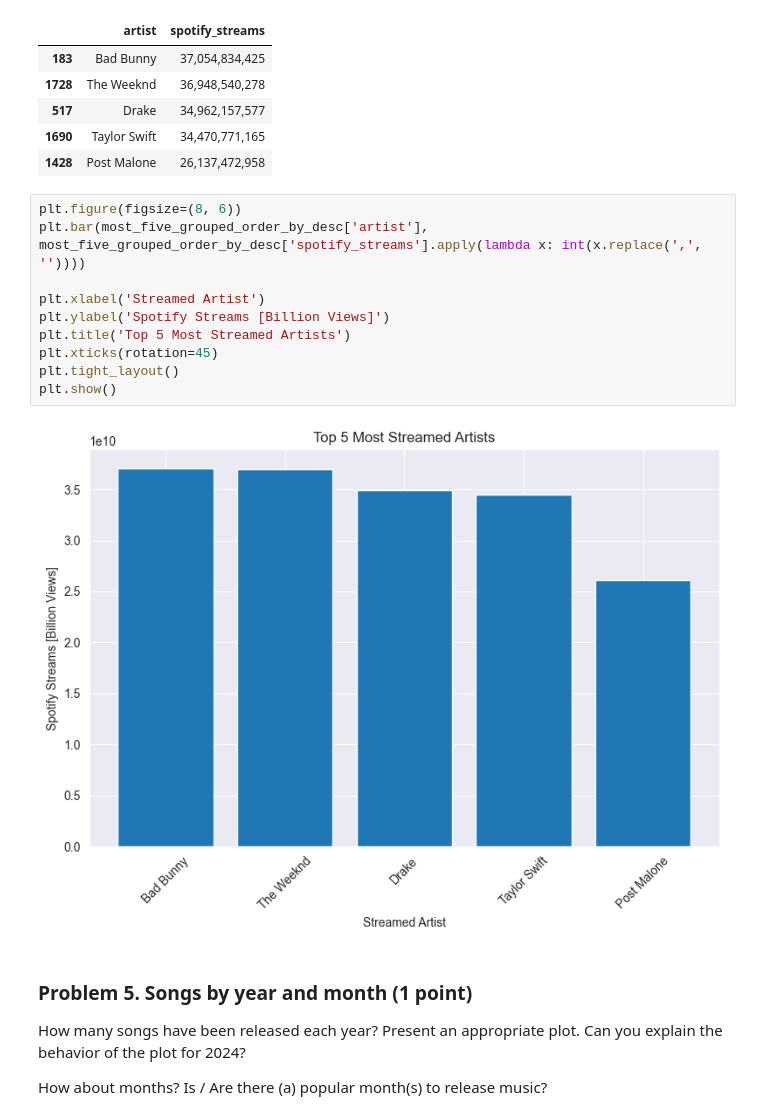
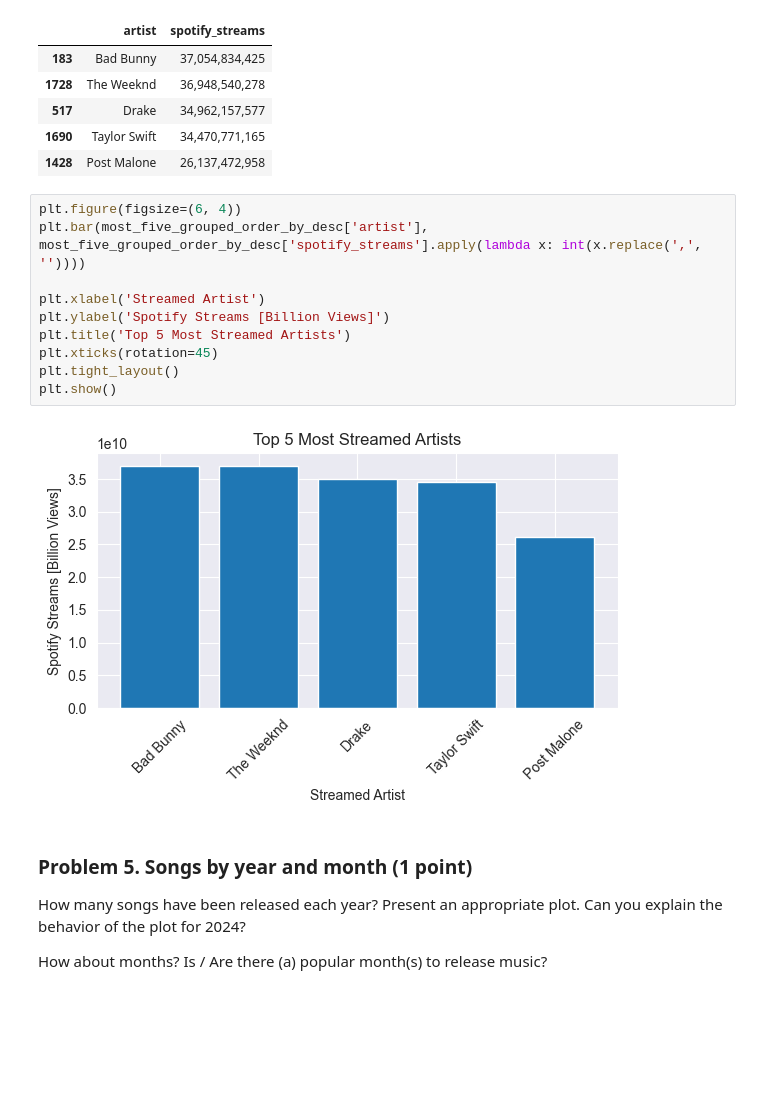
Before and after one commit to plamensve/Data_Science_Upskill_Softuni, a Jupyter notebook: 05_data_visualization_exploratory_data_analysis/Data Visualization and EDA Lab.ipynb, the cells around one changed output. Drawn from its saved outputs; the diff is of its cells as text; blank space fills up the shorter version.

```diff
--- a/05_data_visualization_exploratory_data_analysis/Data Visualization and EDA Lab.ipynb
+++ b/05_data_visualization_exploratory_data_analysis/Data Visualization and EDA Lab.ipynb
@@ -284,17 +284,17 @@ most_five_grouped_order_by_desc
 | 1690 | Taylor Swift | 34,470,771,165 |
 | 1428 | Post Malone | 26,137,472,958 |
 # %%
-plt.figure(figsize=(8, 6))
+plt.figure(figsize=(6, 4))
 plt.bar(most_five_grouped_order_by_desc['artist'], most_five_grouped_order_by_desc['spotify_streams'].apply(lambda x: int(x.replace(',', ''))))
 
 plt.xlabel('Streamed Artist')
 plt.ylabel('Spotify Streams [Billion Views]')
 plt.title('Top 5 Most Streamed Artists')
 plt.xticks(rotation=45)
 plt.tight_layout()
 plt.show()
 # %% [output]
-[figure, old version]
+[figure, new version]
 # %% [markdown]
 ### Problem 5. Songs by year and month (1 point)
 How many songs have been released each year? Present an appropriate plot. Can you explain the behavior of the plot for 2024?
```
Also changed, not shown: parts of 6 cells of this notebook.
